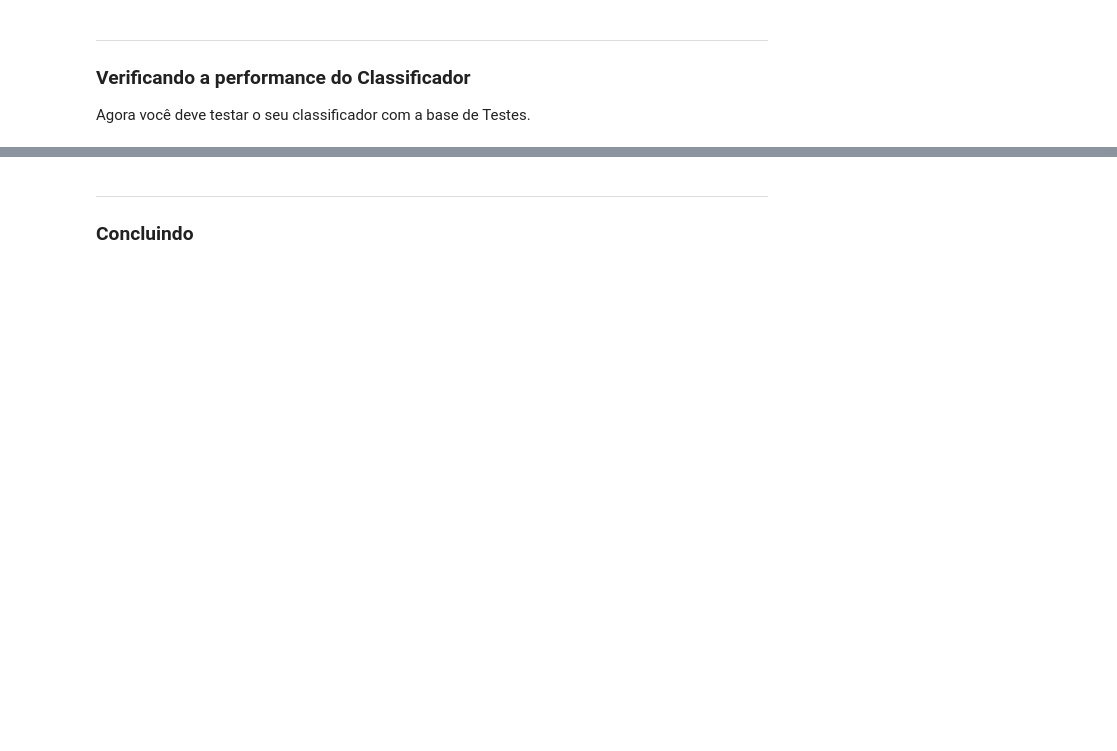
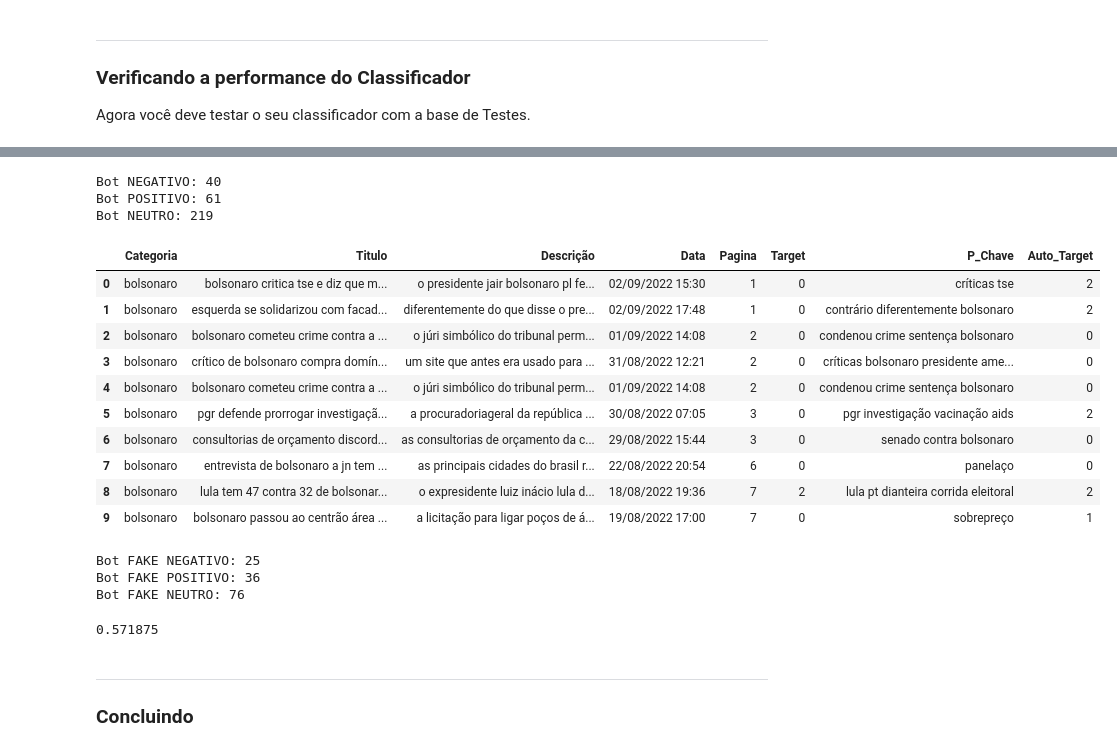
Before and after one commit to insper-classroom/22-2a-cd-p1-grupo_pedrolscf, a Jupyter notebook: notebooks/relatorio_modelo.ipynb, the cells around one changed output, grey strips where cells are left out. Drawn from its saved outputs; the diff is of its cells as text; code cells hidden in the pictures; blank space fills up the shorter version.

```diff
--- a/notebooks/relatorio_modelo.ipynb
+++ b/notebooks/relatorio_modelo.ipynb
@@ -219,7 +205,7 @@ dtype: float64
 lista_train0=[]
 lista_train0_quero=[]
 z = 0
-while z < 3:
+while z < 2:#3:
     for i in range(0,len(train_0)):
         quero=train_0.iloc[i,z]
         final = quero.split()
@@ -289,0 +297,63 @@ Agora você deve testar o seu classificador com a base de Testes.
+# %%
+neutro=positivo=negativo=0
+for i in range(0, len(test_TDP)):
+    frases = ''
+    lista_splits = []
+    probFraseDado0 = 0
+    probFraseDado1 = 0
+    probFraseDado2 = 0
+    for j in range(0,2):#3):
+        frases += test_TDP.iloc[i,j]
+    lista_splits = frases.split()
+    for w in range(0, len(lista_splits)):
+        palavra = lista_splits[w]
+        if palavra in lista_train0_quero:
+            if probFraseDado0 == 0:
+                probFraseDado0 = serie_0[palavra]
+            else:
+                probFraseDado0 = probFraseDado0 * serie_0[palavra]
+        if palavra in lista_train1_quero:
+            if probFraseDado1 == 0:
+                probFraseDado1 = serie_1[palavra]
+            else:
+                probFraseDado1 = probFraseDado1 * serie_1[palavra]
+        if palavra in lista_train2_quero:
+            if probFraseDado2 == 0:
+                probFraseDado2 = serie_2[palavra]
+            else:
+                probFraseDado2 = probFraseDado2 * serie_2[palavra]
+    prob0DadoFrase = probFraseDado0 * prob_0
+    prob1DadoFrase = probFraseDado1 * prob_1
+    prob2DadoFrase = probFraseDado2 * prob_2
+    if float(prob0DadoFrase) < float(prob1DadoFrase) and float(prob0DadoFrase) < float(prob2DadoFrase):
+        negativo += 1
+        test.iloc[i, 7] = 0
+    elif float(prob1DadoFrase) < float(prob2DadoFrase):
+        positivo += 1
+        test.iloc[i, 7] = 1
+    else:
+        neutro += 1
+        test.iloc[i, 7] = 2
+# %%
+print(f'Bot NEGATIVO: {negativo}')
+print(f'Bot POSITIVO: {positivo}')
+print(f'Bot NEUTRO: {neutro}')
+# %% [output]
+Bot NEGATIVO: 40
+Bot POSITIVO: 61
+Bot NEUTRO: 219
+# %%
+#test = test.drop(test.iloc[:,8:],axis = 1)
+test.head(10)
+# %% [output]
+|  | Categoria | Titulo | Descrição | Data | Pagina | Target | P_Chave | Auto_Target |
+| 0 | bolsonaro | bolsonaro critica tse e diz que m... | o presidente jair bolsonaro pl fe... | 02/09/2022 15:30 | 1 | 0 | críticas tse | 2 |
+| 1 | bolsonaro | esquerda se solidarizou com facad... | diferentemente do que disse o pre... | 02/09/2022 17:48 | 1 | 0 | contrário diferentemente bolsonaro | 2 |
+| 2 | bolsonaro | bolsonaro cometeu crime contra a ... | o júri simbólico do tribunal perm... | 01/09/2022 14:08 | 2 | 0 | condenou crime sentença bolsonaro | 0 |
+| 3 | bolsonaro | crítico de bolsonaro compra domín... | um site que antes era usado para ... | 31/08/2022 12:21 | 2 | 0 | críticas bolsonaro presidente ame... | 0 |
+| 4 | bolsonaro | bolsonaro cometeu crime contra a ... | o júri simbólico do tribunal perm... | 01/09/2022 14:08 | 2 | 0 | condenou crime sentença bolsonaro | 0 |
+| 5 | bolsonaro | pgr defende prorrogar investigaçã... | a procuradoriageral da república ... | 30/08/2022 07:05 | 3 | 0 | pgr investigação vacinação aids | 2 |
+| 6 | bolsonaro | consultorias de orçamento discord... | as consultorias de orçamento da c... | 29/08/2022 15:44 | 3 | 0 | senado contra bolsonaro | 0 |
+| 7 | bolsonaro | entrevista de bolsonaro a jn tem ... | as principais cidades do brasil r... | 22/08/2022 20:54 | 6 | 0 | panelaço | 0 |
+| 8 | bolsonaro | lula tem 47 contra 32 de bolsonar... | o expresidente luiz inácio lula d... | 18/08/2022 19:36 | 7 | 2 | lula pt dianteira corrida eleitoral | 2 |
+| 9 | bolsonaro | bolsonaro passou ao centrão área ... | a licitação para ligar poços de á... | 19/08/2022 17:00 | 7 | 0 | sobrepreço | 1 |
@@ -290,3 +373,17 @@ Agora você deve testar o seu classificador com a base de Testes.
+# %%
+print(f'Bot FAKE NEGATIVO: {falso0}')
+print(f'Bot FAKE POSITIVO: {falso1}')
+print(f'Bot FAKE NEUTRO: {falso2}')
+# %% [output]
+Bot FAKE NEGATIVO: 25
+Bot FAKE POSITIVO: 36
+Bot FAKE NEUTRO: 76
+# %%
+acuracia = 1- (falso0 + falso1 + falso2) / len(test)
+
+print(acuracia)
+# %% [output]
+0.571875
 # %% [markdown]
 ___
 ### Concluindo
```
Also changed, not shown: parts of 18 cells of this notebook.
